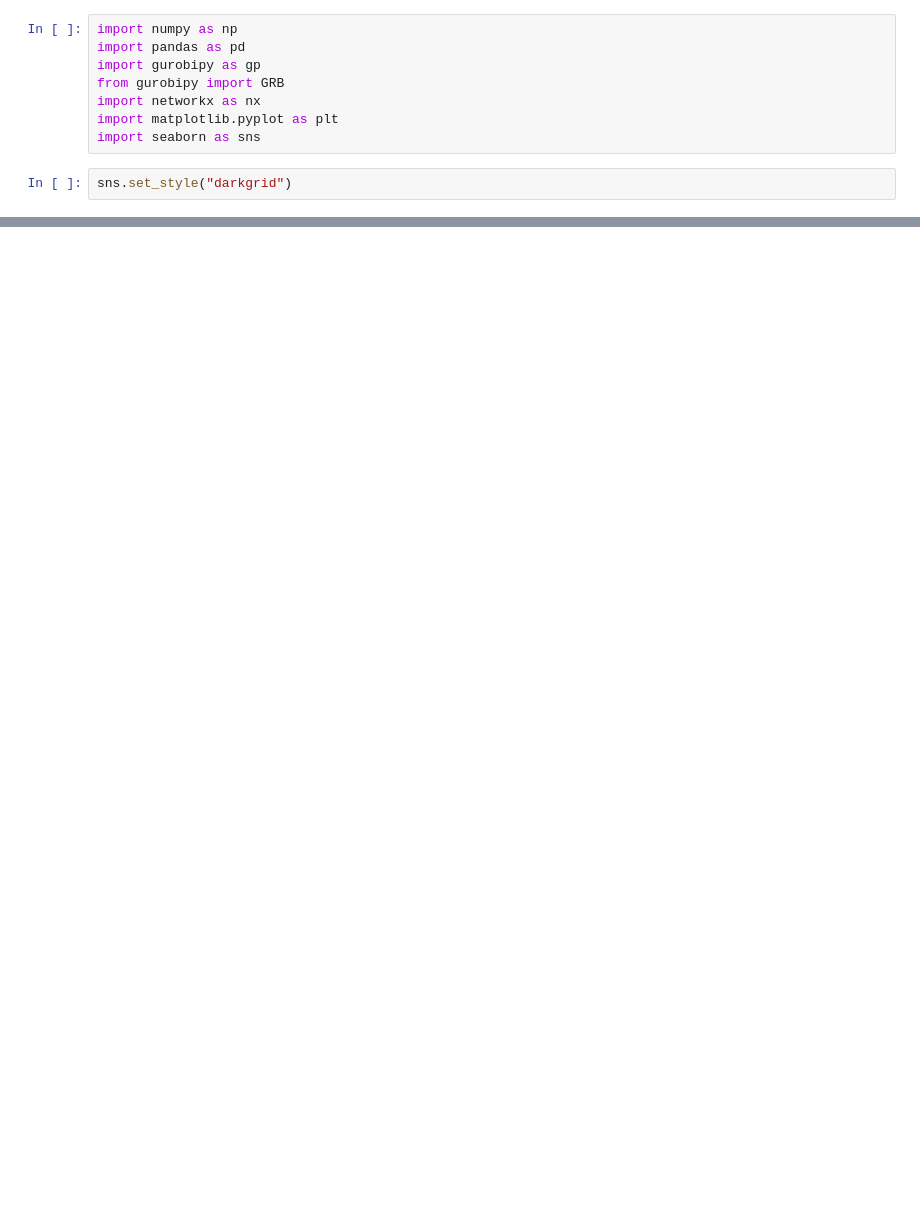
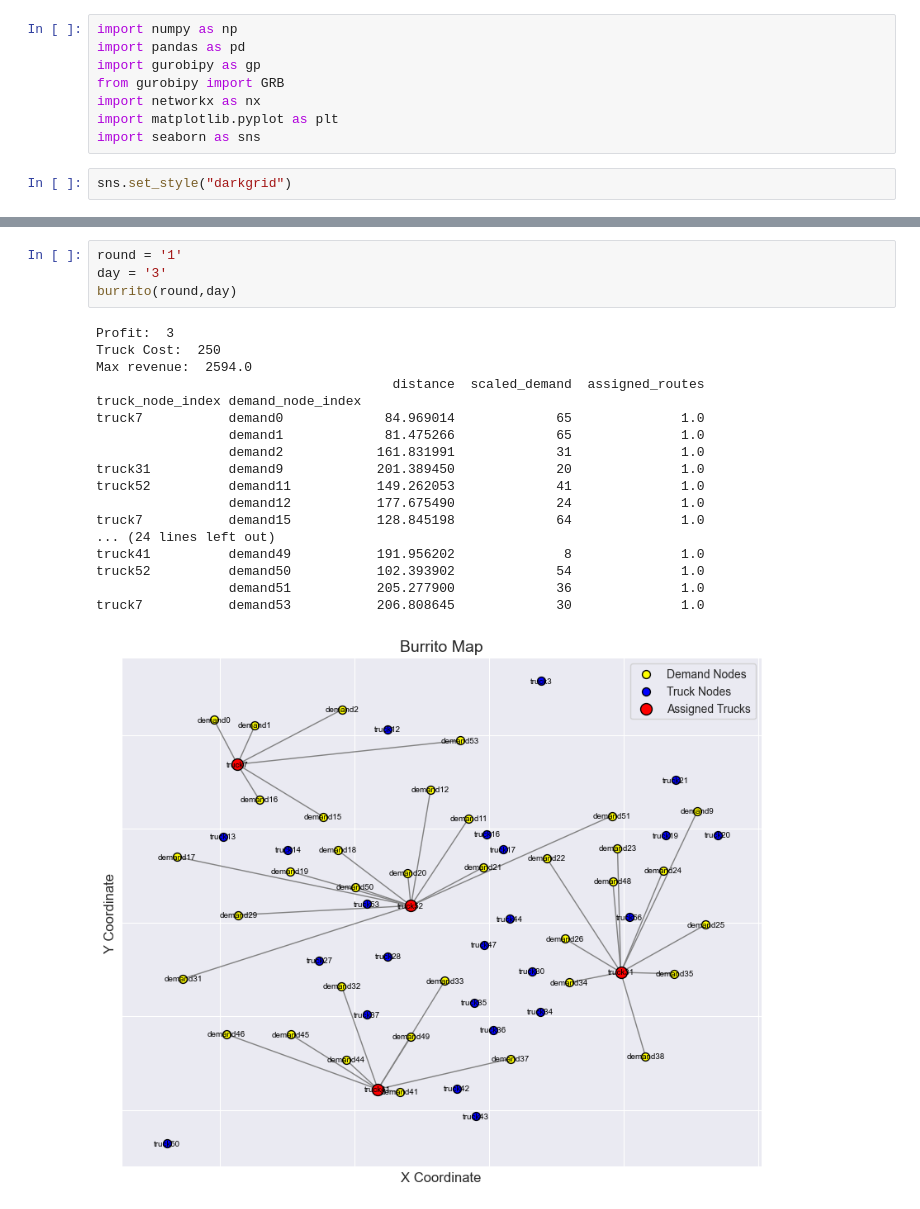
Before and after one commit to utsavmajumdar14/gurobi_burrito_optimization, a Jupyter notebook: burrito_optimization.ipynb, the cells around one changed output, grey strips where cells are left out. Cells and saved outputs as stored; diff of their text form; blank space fills up the shorter version.

```diff
--- a/burrito_optimization.ipynb
+++ b/burrito_optimization.ipynb
@@ -205,0 +167,23 @@ truck8           demand52           102.795082             25              1.0
+# %%
+round = '1'
+day = '3'
+burrito(round,day)
+# %% [output]
+Profit:  3
+Truck Cost:  250
+Max revenue:  2594.0
+                                      distance  scaled_demand  assigned_routes
+truck_node_index demand_node_index
+truck7           demand0             84.969014             65              1.0
+                 demand1             81.475266             65              1.0
+                 demand2            161.831991             31              1.0
+truck31          demand9            201.389450             20              1.0
+truck52          demand11           149.262053             41              1.0
+                 demand12           177.675490             24              1.0
+truck7           demand15           128.845198             64              1.0
+... (24 lines left out)
+truck41          demand49           191.956202              8              1.0
+truck52          demand50           102.393902             54              1.0
+                 demand51           205.277900             36              1.0
+truck7           demand53           206.808645             30              1.0
+[figure, added]
```
Also changed, not shown: parts of 15 cells of this notebook.
